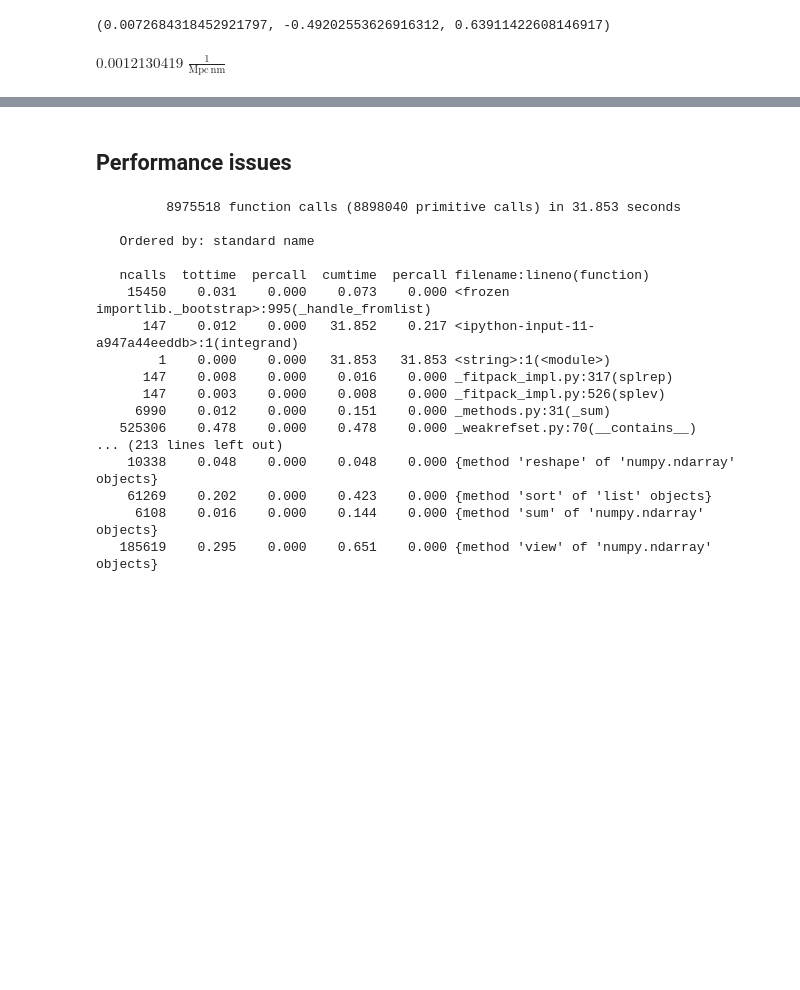
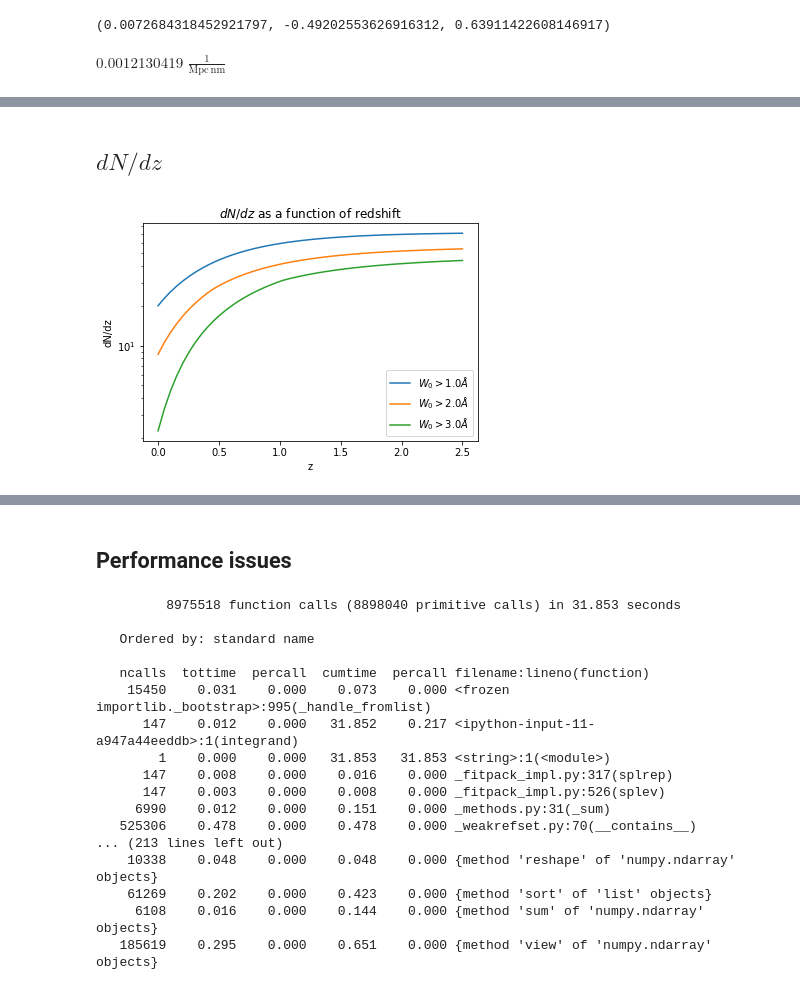
Before and after one commit to SunilSimha/MgIIabs, a Jupyter notebook: docs/Modelling the absorber distribution.ipynb, the cells around one changed output, grey strips where cells are left out. Drawn from its saved outputs; the diff is of its cells as text; code cells hidden in the pictures; blank space fills up the shorter version.

```diff
--- a/docs/Modelling the absorber distribution.ipynb
+++ b/docs/Modelling the absorber distribution.ipynb
@@ -235,0 +249,16 @@ $0.0012130419 \; \mathrm{\frac{1}{Mpc\,nm}}$
+# %% [markdown]
+## $dN/dz$
+# %%
+redshifts = np.linspace(0,2.5)
+rews = np.array([0.1,0.2,0.3])*u.nm
+plots = []
+for rew in rews:
+    dndzlist = [ad.dNdz(z,rew).value for z in redshifts]
+    plots.append(plt.semilogy(redshifts,dndzlist, label="$W_0>{:1.1f}\AA$".format(rew.value*10))[0])
+plt.legend(handles=plots)
+plt.ylabel('dN/dz')
+plt.xlabel('z')
+plt.title("$dN/dz$ as a function of redshift")
+plt.show()
+# %% [output]
+[figure, added]
```
Also changed, not shown: parts of 3 cells of this notebook, 2 other files.
